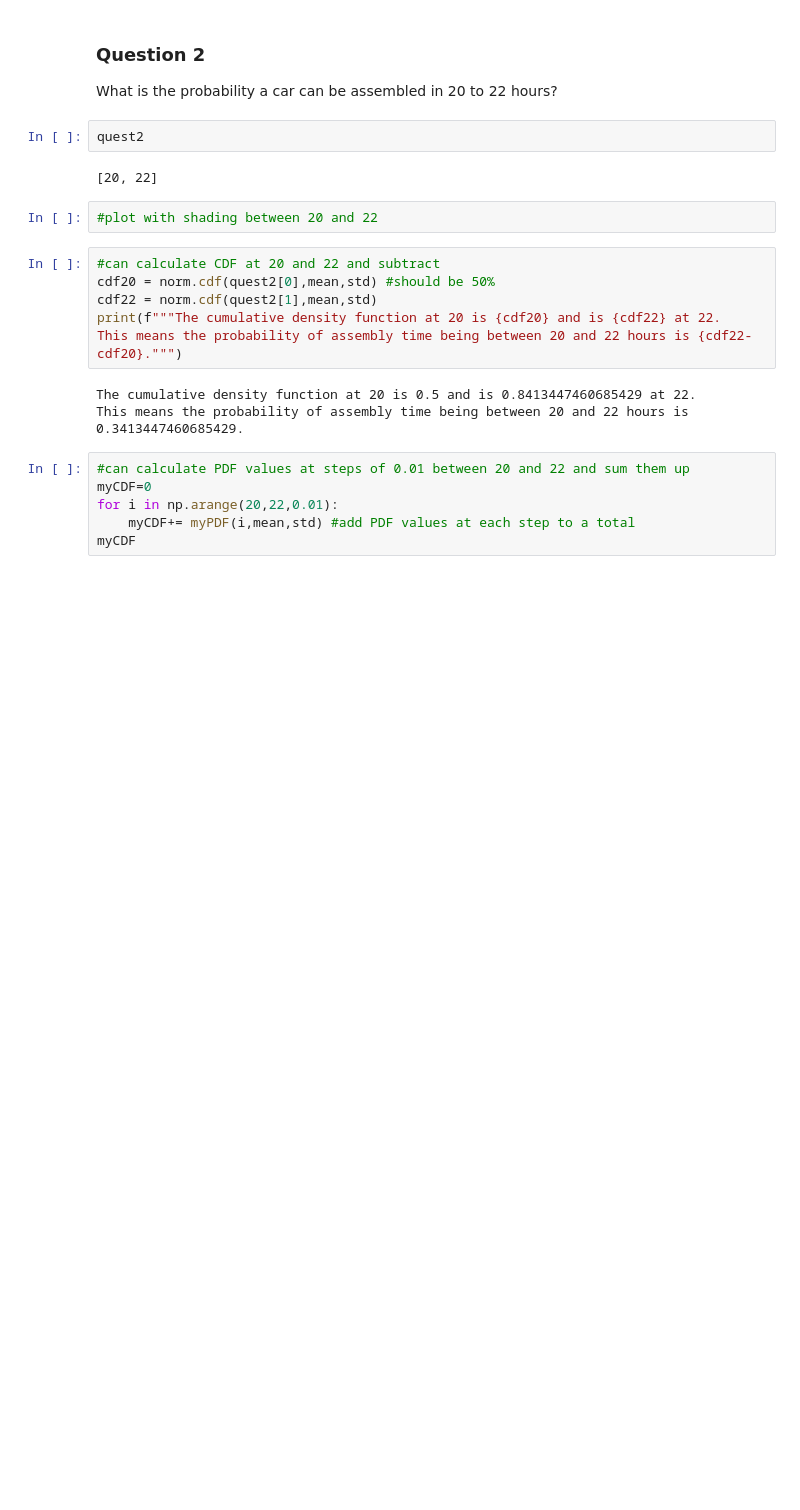
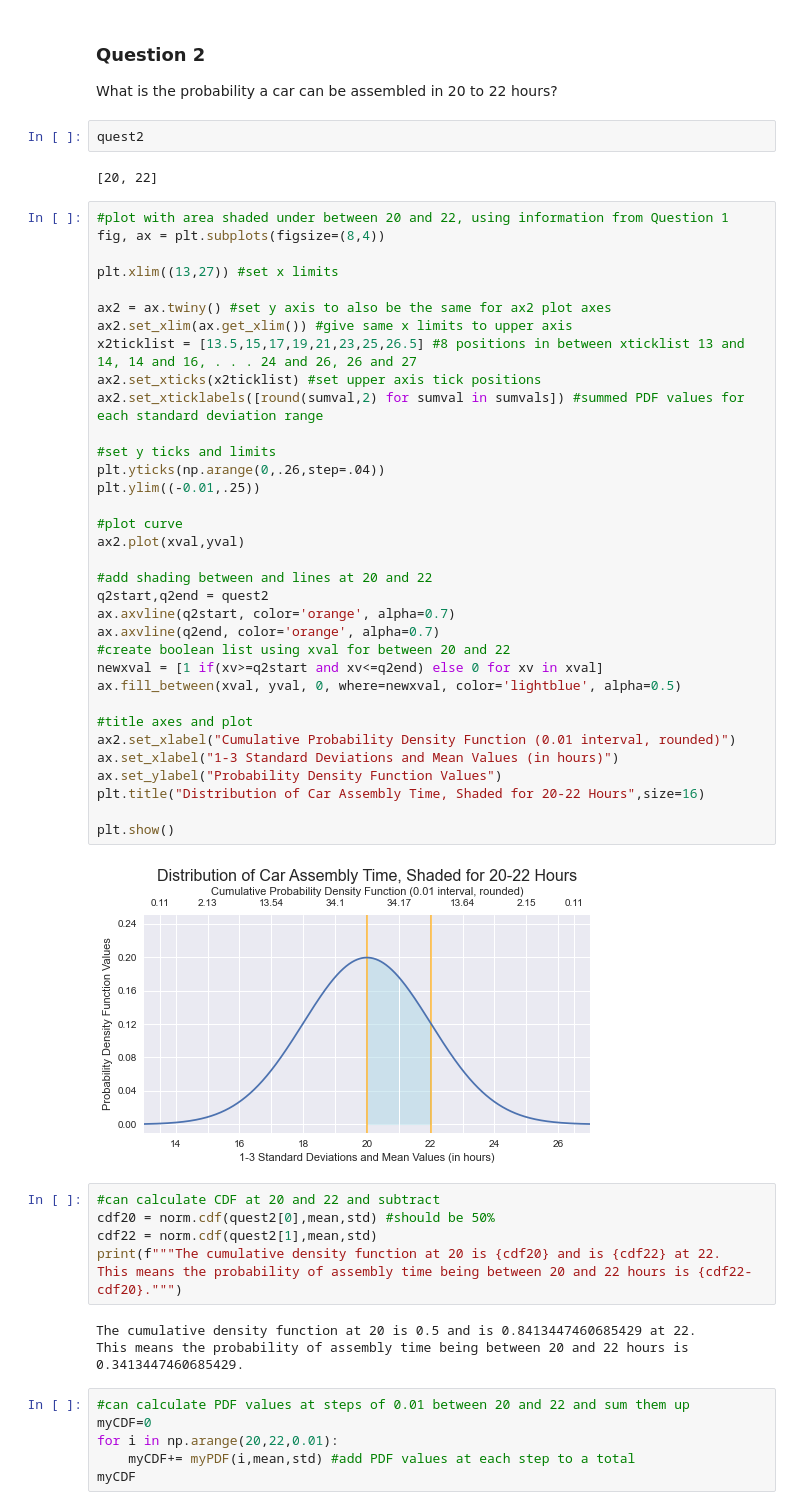
Before and after one commit to bronwencc/python_practice, a Jupyter notebook: hr-statistics-normal-distribution.ipynb, the cells around one changed output. Drawn from its saved outputs; the diff is of its cells as text; blank space fills up the shorter version.

Commit message:
Add plot for question 2

```diff
--- a/hr-statistics-normal-distribution.ipynb
+++ b/hr-statistics-normal-distribution.ipynb
@@ -226,8 +226,42 @@ What is the probability a car can be assembled in 20 to 22 hours?
 quest2
 # %% [output]
 [20, 22]
-# %%
-#plot with shading between 20 and 22
+# %%
+#plot with area shaded under between 20 and 22, using information from Question 1
+fig, ax = plt.subplots(figsize=(8,4))
+
+plt.xlim((13,27)) #set x limits
+
+ax2 = ax.twiny() #set y axis to also be the same for ax2 plot axes
+ax2.set_xlim(ax.get_xlim()) #give same x limits to upper axis
+x2ticklist = [13.5,15,17,19,21,23,25,26.5] #8 positions in between xticklist 13 and 14, 14 and 16, . . . 24 and 26, 26 and 27
+ax2.set_xticks(x2ticklist) #set upper axis tick positions
+ax2.set_xticklabels([round(sumval,2) for sumval in sumvals]) #summed PDF values for each standard deviation range
+
+#set y ticks and limits
+plt.yticks(np.arange(0,.26,step=.04))
+plt.ylim((-0.01,.25))
+
+#plot curve
+ax2.plot(xval,yval)
+
+#add shading between and lines at 20 and 22
+q2start,q2end = quest2
+ax.axvline(q2start, color='orange', alpha=0.7)
+ax.axvline(q2end, color='orange', alpha=0.7)
+#create boolean list using xval for between 20 and 22
+newxval = [1 if(xv>=q2start and xv<=q2end) else 0 for xv in xval]
+ax.fill_between(xval, yval, 0, where=newxval, color='lightblue', alpha=0.5)
+
+#title axes and plot
+ax2.set_xlabel("Cumulative Probability Density Function (0.01 interval, rounded)")
+ax.set_xlabel("1-3 Standard Deviations and Mean Values (in hours)")
+ax.set_ylabel("Probability Density Function Values")
+plt.title("Distribution of Car Assembly Time, Shaded for 20-22 Hours",size=16)
+
+plt.show()
+# %% [output]
+[figure, added]
 # %%
 #can calculate CDF at 20 and 22 and subtract
 cdf20 = norm.cdf(quest2[0],mean,std) #should be 50%
```
